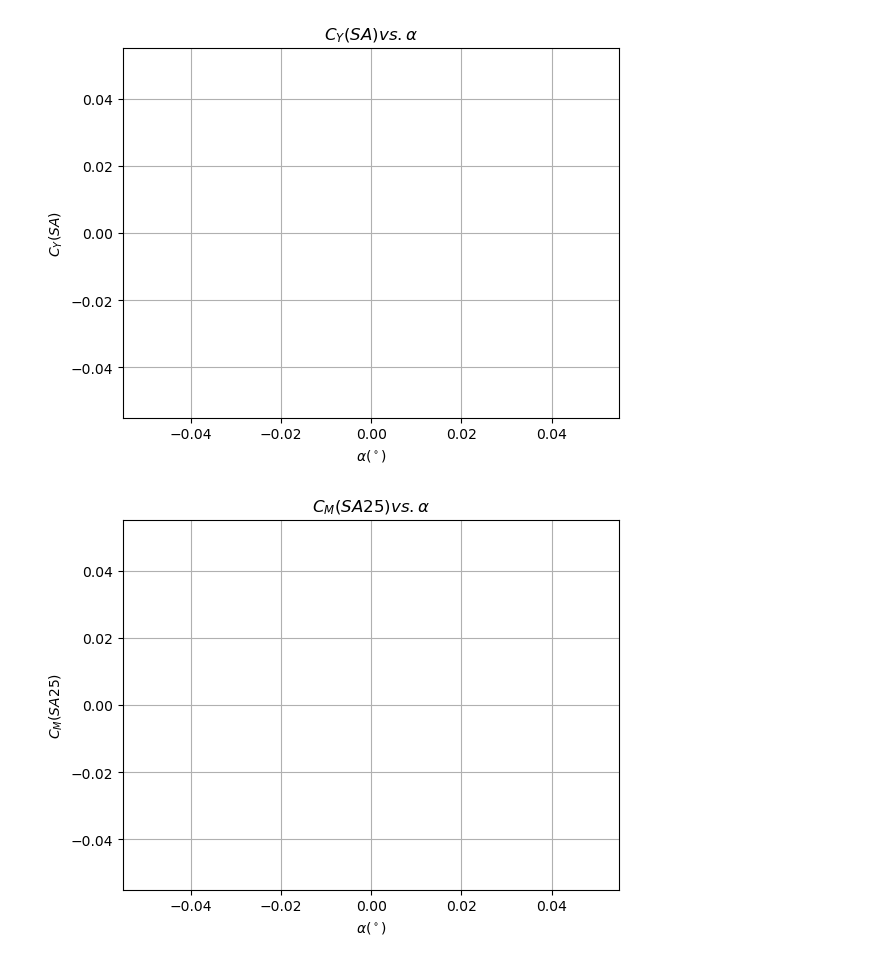
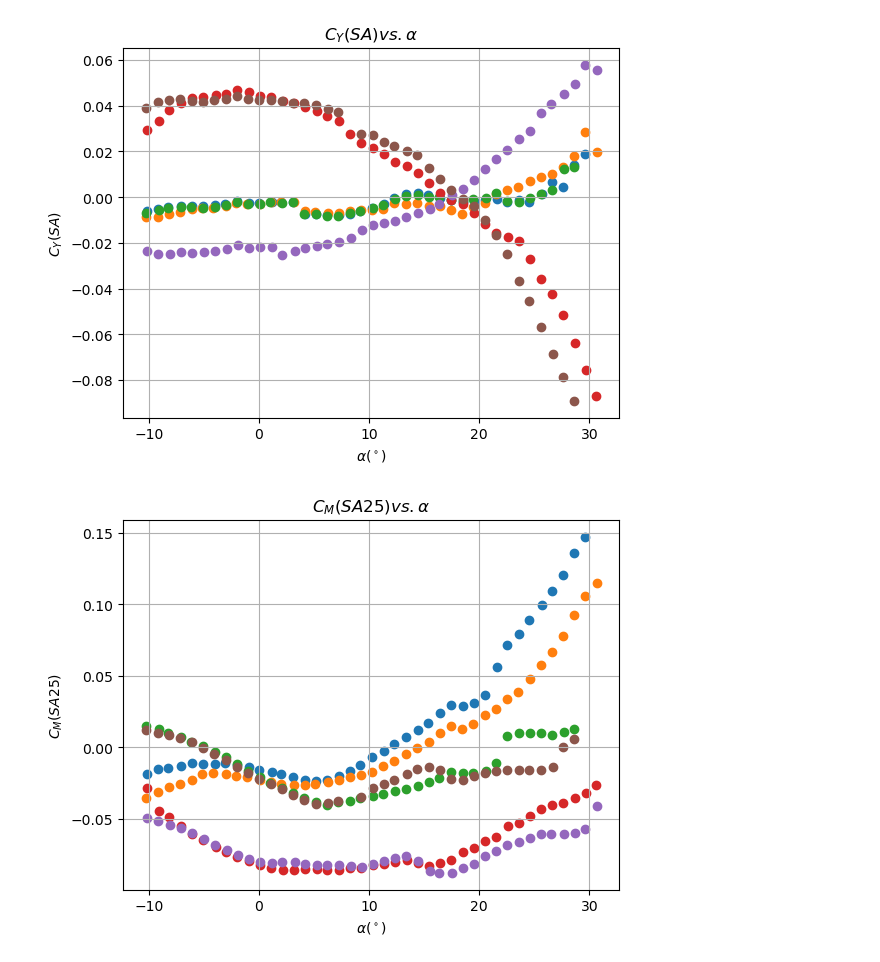
Before and after one commit to eddiekyting/SCALOS, a Jupyter notebook: scalos/sandbox/Extract_data.ipynb, the cells around one changed output. Drawn from its saved outputs; the diff is of its cells as text; code cells hidden in the pictures.

Commit message:
smoke test for each file

```diff
--- a/scalos/sandbox/Extract_data.ipynb
+++ b/scalos/sandbox/Extract_data.ipynb
@@ -162,6 +277,6 @@ class DataPlot:
 # %%
-df_log, df_log2298, df_log2320, df_log2326, df_log2331 = DataPrep.runlog_cleanup(df_log2298, df_log2320, df_log2326, df_log2331 )
-df_data = DataPrep.data_cleanup(df_data2298, df_data2320, df_data2326, df_data2331)
+df_log = runlog_cleanup(df_log2298, df_log2320, df_log2326, df_log2331)
+df_data = data_cleanup(df_data2298, df_data2320, df_data2326, df_data2331)
 # %%
 test = [2320, 2320, 2298, 2298, 2298]
 runnum = [[49, 50, 51, 52],
@@ -223,6 +338,10 @@ chart.display()
 # %% [output]
 [interactive output not drawn]
 # %%
+test = [2298]
+runnum = [[49, 51, 37, 56, 57, 26]]
+df_log_sub, df_data_sub = data_extract(df_log, df_data, test, runnum)
 plot_vars = ["CLSA", "CDSA", "CYSA", "CMSA25", "CNSA25", "CRSA25", "LOD"]
-DataPlot.plt_data(plot_vars, df_log_sub, df_data_sub, test, runnum)
+data_plt(plot_vars, df_log_sub, df_data_sub, test, runnum)
+# df_log_sub
 # %% [output]
@@ -231,2 +350,2 @@ DataPlot.plt_data(plot_vars, df_log_sub, df_data_sub, test, runnum)
-[figure, old version]
+[figure, new version]
-[figure, old version]
+[figure, new version]
```
Also changed, not shown: parts of 9 cells of this notebook, 5 other files.
